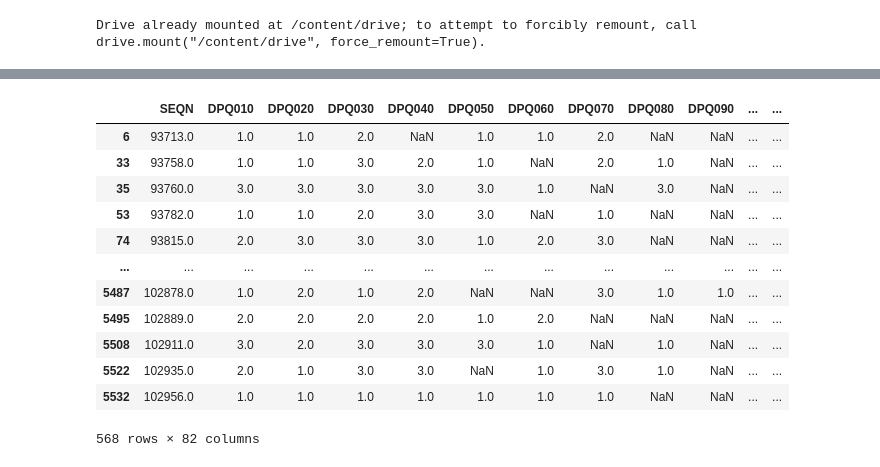
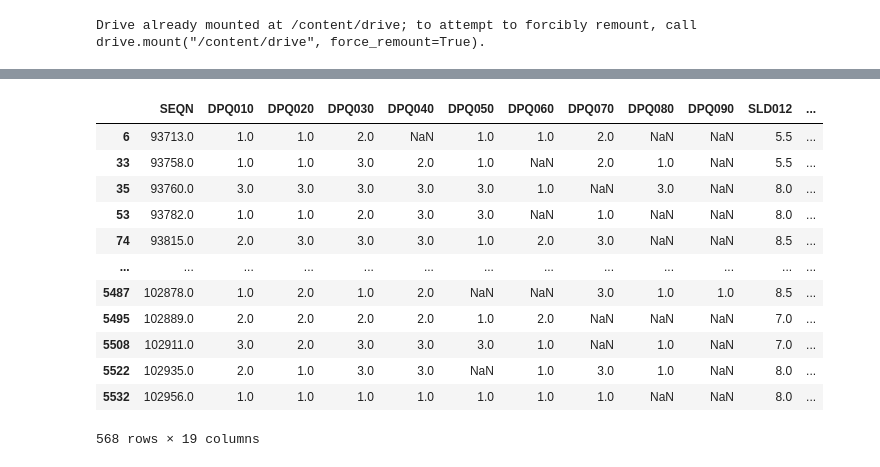
Before and after one commit to aidenjbrown/Intermediate_Data_Science_CS_28, a Jupyter notebook: scripts/EDA.ipynb, the cells around one changed output, grey strips where cells are left out. Cells and saved outputs as stored; diff of their text form; code cells hidden in the pictures.

```diff
--- a/scripts/EDA.ipynb
+++ b/scripts/EDA.ipynb
@@ -64,4 +78,7 @@ print(df.shape)
 # %%
+
+import numpy as np
+
 # First we are going to get rid of any response for the depression indicators that weren't 0-3, in other words, the responses that did not mention whether
 # or how often they were feeling this way. We are ignoring the variable (DPQ100) that asks about the difficulty the problems have causec because it is
 # not directly related to depression score and uses a different encoding system.
@@ -72,6 +89,20 @@ depression_cols = ["DPQ010", "DPQ020", "DPQ030", "DPQ040", "DPQ050", "DPQ060", "
 # Using a Lamda expression here so we can get the data we want (between 0 and 3) for each collumn at a time.
 df[depression_cols] = df[depression_cols].apply(lambda x: x.where(x.between(0, 3)))
 
+# Before calculating the depression score, we need to reformat the data so that it is no longer in scientific notation (a quirk of the original .xpt file)
+
+# Operating only on the depression columns.
+df[depression_cols] = df[depression_cols].mask(df[depression_cols].abs() < 1e-10)
+
+
+
+# Now we want to drop all of the observations of participants who did not answer at least seven of the questions related to depression screening. We first do this by counting how many
+# missing responses we have for each participant then using a similar masking strategy. Originally we wanted the participant to answer all the questons, but this got rid of too mnay observations.
+
+count = df[depression_cols].notna().sum(axis=1)
+count_mask = count >= 6
+df = df[count_mask]
+
 # Creating an aggregated depression score out of 27 estimating the severity of the participant's depression.
 
 df["depression_score"] = df[depression_cols].sum(axis=1)
@@ -93,11 +129,5 @@ df
 # %%
-import numpy as np
 
-# After we created the depression sscore, we need to reformat the data so that it is no longer in scientific notation (a quirk of the original .xpt file)
-
-# Operating only on only the numerical columns to clean the data
-num_cols = df.select_dtypes(include = [np.number]).columns
-df[num_cols] = df[num_cols].mask(df[num_cols].abs() < 1e-10)
 
 # Some of the data were in byte format so, I used the decode comment if it was
 df = df.map(lambda x: x.decode() if isinstance(x, bytes) else x)
@@ -120,28 +150,20 @@ df
-# %%
-# Now we want to drop all of the observations that don't have a depression score which we do by "masking" our data frame with all of the observations in the depression
-# score collumn that don't have NaN
-
-mask = df["depression_score"].notna()
-df = df[mask]
-
-# Now we want to drop all of the observations of participants who did not answer at least seven of the questions related to depression screening. We first do this by counting how many
-# missing responses we have for each participant then using a similar masking strategy. Originally we wanted the participant to answer all the questons, but this got rid of too mnay observations.
-
-count = df[depression_cols].notna().sum(axis=1)
-count_mask = count >= 6
-df = df[count_mask]
-df
-# %% [output]
-|  | SEQN | DPQ010 | DPQ020 | DPQ030 | DPQ040 | DPQ050 | DPQ060 | DPQ070 | DPQ080 | DPQ090 | ... | ... |
-| 6 | 93713.0 | 1.0 | 1.0 | 2.0 | NaN | 1.0 | 1.0 | 2.0 | NaN | NaN | ... | ... |
-| 33 | 93758.0 | 1.0 | 1.0 | 3.0 | 2.0 | 1.0 | NaN | 2.0 | 1.0 | NaN | ... | ... |
-| 35 | 93760.0 | 3.0 | 3.0 | 3.0 | 3.0 | 3.0 | 1.0 | NaN | 3.0 | NaN | ... | ... |
-| 53 | 93782.0 | 1.0 | 1.0 | 2.0 | 3.0 | 3.0 | NaN | 1.0 | NaN | NaN | ... | ... |
-| 74 | 93815.0 | 2.0 | 3.0 | 3.0 | 3.0 | 1.0 | 2.0 | 3.0 | NaN | NaN | ... | ... |
-| ... | ... | ... | ... | ... | ... | ... | ... | ... | ... | ... | ... | ... |
-| 5487 | 102878.0 | 1.0 | 2.0 | 1.0 | 2.0 | NaN | NaN | 3.0 | 1.0 | 1.0 | ... | ... |
-| 5495 | 102889.0 | 2.0 | 2.0 | 2.0 | 2.0 | 1.0 | 2.0 | NaN | NaN | NaN | ... | ... |
-| 5508 | 102911.0 | 3.0 | 2.0 | 3.0 | 3.0 | 3.0 | 1.0 | NaN | 1.0 | NaN | ... | ... |
-| 5522 | 102935.0 | 2.0 | 1.0 | 3.0 | 3.0 | NaN | 1.0 | 3.0 | 1.0 | NaN | ... | ... |
-| 5532 | 102956.0 | 1.0 | 1.0 | 1.0 | 1.0 | 1.0 | 1.0 | 1.0 | NaN | NaN | ... | ... |
-568 rows × 82 columns
+# %%
+# Now it is time to drop all of the variables we don't need
+
+columns_we_want = ["SEQN", "DPQ010", "DPQ020", "DPQ030", "DPQ040", "DPQ050", "DPQ060", "DPQ070", "DPQ080", "DPQ090", "SLD012", "SLD013", "RIAGENDR", "RIDRETH3", "INDHHIN2", "INDFMPIR", "DMDEDUC2", "DMDEDUC3", "depression_score"]
+df = df[columns_we_want]
+df
+# %% [output]
+|  | SEQN | DPQ010 | DPQ020 | DPQ030 | DPQ040 | DPQ050 | DPQ060 | DPQ070 | DPQ080 | DPQ090 | SLD012 | ... |
+| 6 | 93713.0 | 1.0 | 1.0 | 2.0 | NaN | 1.0 | 1.0 | 2.0 | NaN | NaN | 5.5 | ... |
+| 33 | 93758.0 | 1.0 | 1.0 | 3.0 | 2.0 | 1.0 | NaN | 2.0 | 1.0 | NaN | 5.5 | ... |
+| 35 | 93760.0 | 3.0 | 3.0 | 3.0 | 3.0 | 3.0 | 1.0 | NaN | 3.0 | NaN | 8.0 | ... |
+| 53 | 93782.0 | 1.0 | 1.0 | 2.0 | 3.0 | 3.0 | NaN | 1.0 | NaN | NaN | 8.0 | ... |
+| 74 | 93815.0 | 2.0 | 3.0 | 3.0 | 3.0 | 1.0 | 2.0 | 3.0 | NaN | NaN | 8.5 | ... |
+| ... | ... | ... | ... | ... | ... | ... | ... | ... | ... | ... | ... | ... |
+| 5487 | 102878.0 | 1.0 | 2.0 | 1.0 | 2.0 | NaN | NaN | 3.0 | 1.0 | 1.0 | 8.5 | ... |
+| 5495 | 102889.0 | 2.0 | 2.0 | 2.0 | 2.0 | 1.0 | 2.0 | NaN | NaN | NaN | 7.0 | ... |
+| 5508 | 102911.0 | 3.0 | 2.0 | 3.0 | 3.0 | 3.0 | 1.0 | NaN | 1.0 | NaN | 7.0 | ... |
+| 5522 | 102935.0 | 2.0 | 1.0 | 3.0 | 3.0 | NaN | 1.0 | 3.0 | 1.0 | NaN | 8.0 | ... |
+| 5532 | 102956.0 | 1.0 | 1.0 | 1.0 | 1.0 | 1.0 | 1.0 | 1.0 | NaN | NaN | 8.0 | ... |
+568 rows × 19 columns
```
Also changed, not shown: parts of 12 cells of this notebook.
